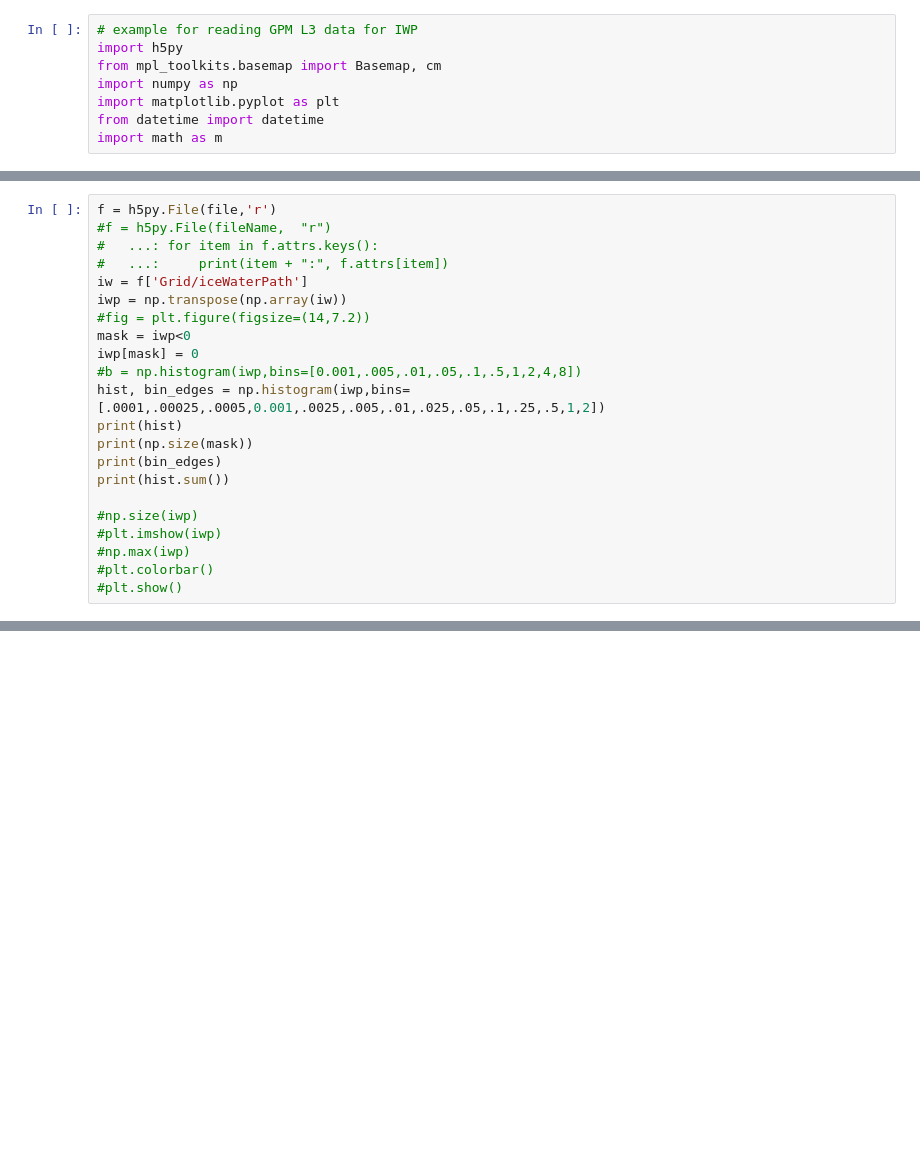
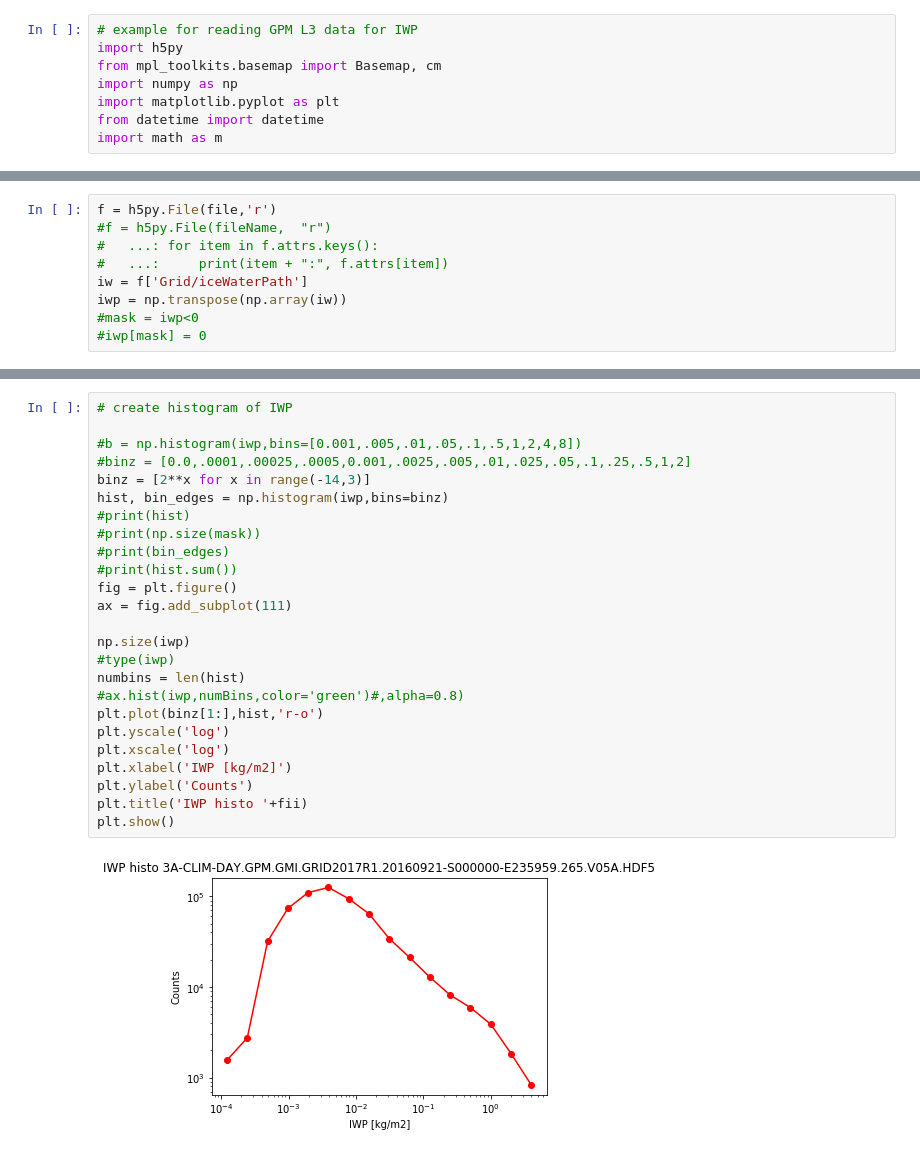
Before and after one commit to cheesetarian/IWP, a Jupyter notebook: readgprof.ipynb, the cells around one changed output, grey strips where cells are left out. Saved outputs shown, nothing was run; the diff lists cells and outputs as text; blank space fills up the shorter version.

```diff
--- a/readgprof.ipynb
+++ b/readgprof.ipynb
@@ -17,18 +18,5 @@ f = h5py.File(file,'r')
 #   ...:     print(item + ":", f.attrs[item])
 iw = f['Grid/iceWaterPath']
 iwp = np.transpose(np.array(iw))
-#fig = plt.figure(figsize=(14,7.2))
-mask = iwp<0
-iwp[mask] = 0
-#b = np.histogram(iwp,bins=[0.001,.005,.01,.05,.1,.5,1,2,4,8])
-hist, bin_edges = np.histogram(iwp,bins=[.0001,.00025,.0005,0.001,.0025,.005,.01,.025,.05,.1,.25,.5,1,2])
-print(hist)
-print(np.size(mask))
-print(bin_edges)
-print(hist.sum())
-
-#np.size(iwp)
-#plt.imshow(iwp)
-#np.max(iwp)
-#plt.colorbar()
-#plt.show()
+#mask = iwp<0
+#iwp[mask] = 0
@@ -46,0 +23,27 @@ print(hist.sum())
+# %%
+# create histogram of IWP
+
+#b = np.histogram(iwp,bins=[0.001,.005,.01,.05,.1,.5,1,2,4,8])
+#binz = [0.0,.0001,.00025,.0005,0.001,.0025,.005,.01,.025,.05,.1,.25,.5,1,2]
+binz = [2**x for x in range(-14,3)]
+hist, bin_edges = np.histogram(iwp,bins=binz)
+#print(hist)
+#print(np.size(mask))
+#print(bin_edges)
+#print(hist.sum())
+fig = plt.figure()
+ax = fig.add_subplot(111)
+
+np.size(iwp)
+#type(iwp)
+numbins = len(hist)
+#ax.hist(iwp,numBins,color='green')#,alpha=0.8)
+plt.plot(binz[1:],hist,'r-o')
+plt.yscale('log')
+plt.xscale('log')
+plt.xlabel('IWP [kg/m2]')
+plt.ylabel('Counts')
+plt.title('IWP histo '+fii)
+plt.show()
+# %% [output]
+[figure, added]
```
Also changed, not shown: parts of 4 cells of this notebook, 1 other file.
